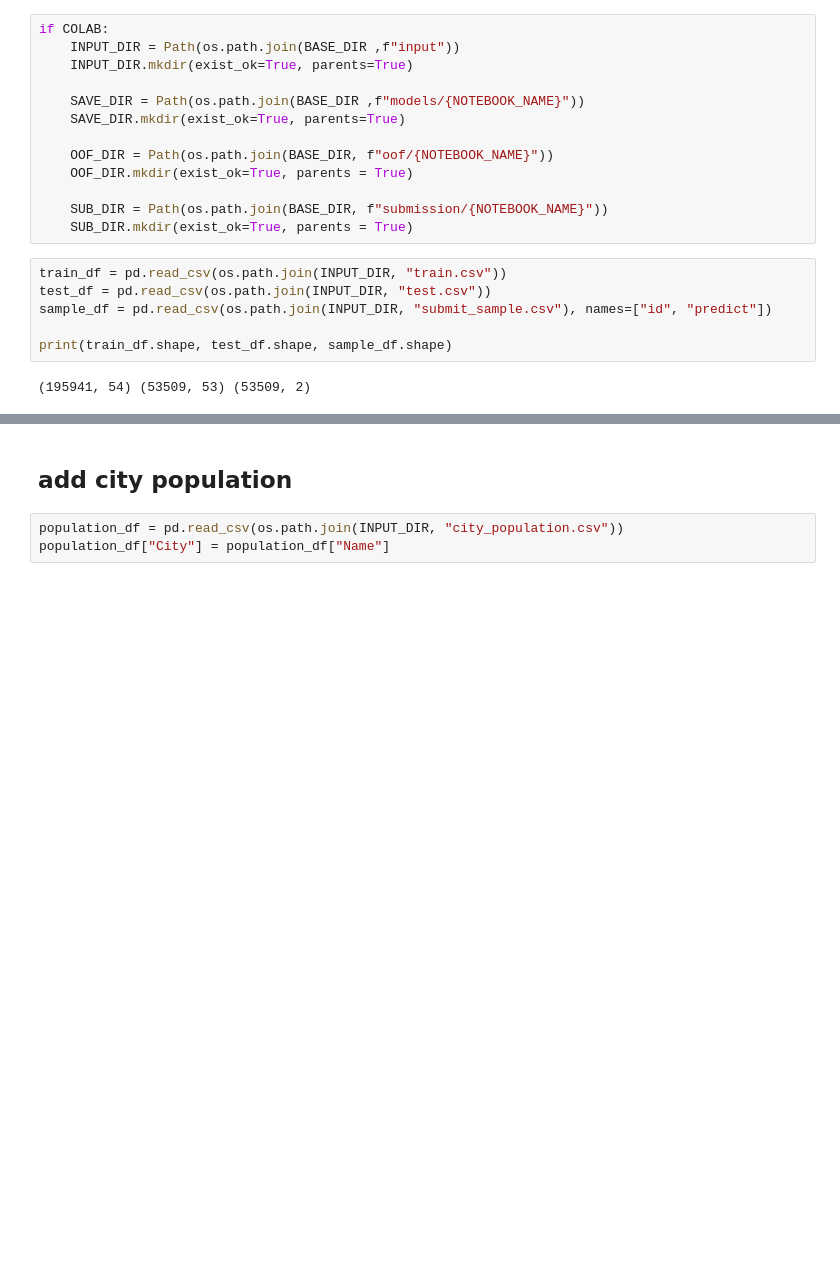
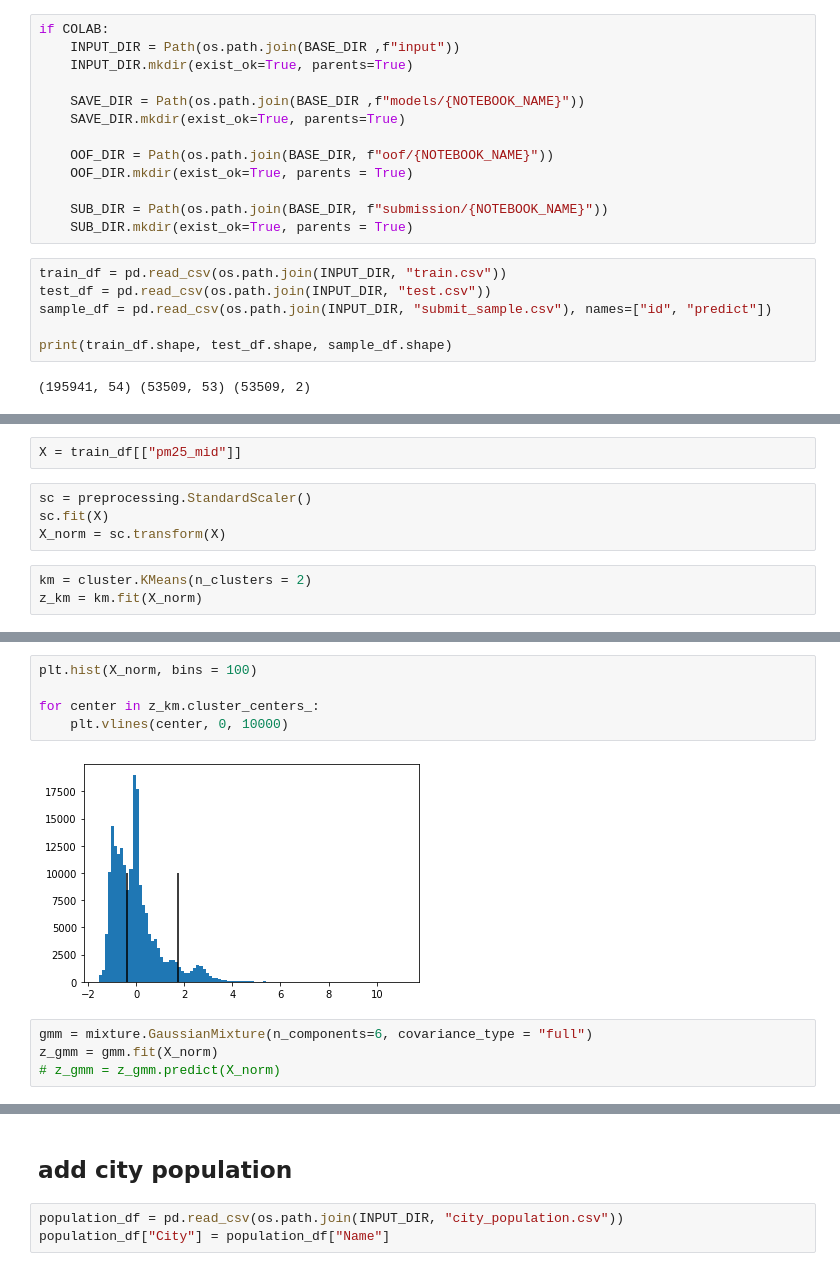
Before and after one commit to seven320/air_pollutants, a Jupyter notebook: FP019_018_cutdata.ipynb, the cells around one changed output, grey strips where cells are left out. Drawn from its saved outputs; the diff is of its cells as text; blank space fills up the shorter version.

```diff
--- a/FP019_018_cutdata.ipynb
+++ b/FP019_018_cutdata.ipynb
@@ -141,0 +150,9 @@ print(train_df.shape, test_df.shape, sample_df.shape)
+# %%
+X = train_df[["pm25_mid"]]
+# %%
+sc = preprocessing.StandardScaler()
+sc.fit(X)
+X_norm = sc.transform(X)
+# %%
+km = cluster.KMeans(n_clusters = 2)
+z_km = km.fit(X_norm)
@@ -141,0 +164,11 @@ print(train_df.shape, test_df.shape, sample_df.shape)
+# %%
+plt.hist(X_norm, bins = 100)
+
+for center in z_km.cluster_centers_:
+    plt.vlines(center, 0, 10000)
+# %% [output]
+[figure, added]
+# %%
+gmm = mixture.GaussianMixture(n_components=6, covariance_type = "full")
+z_gmm = gmm.fit(X_norm)
+# z_gmm = z_gmm.predict(X_norm)
```
Also changed, not shown: parts of 43 cells of this notebook.
